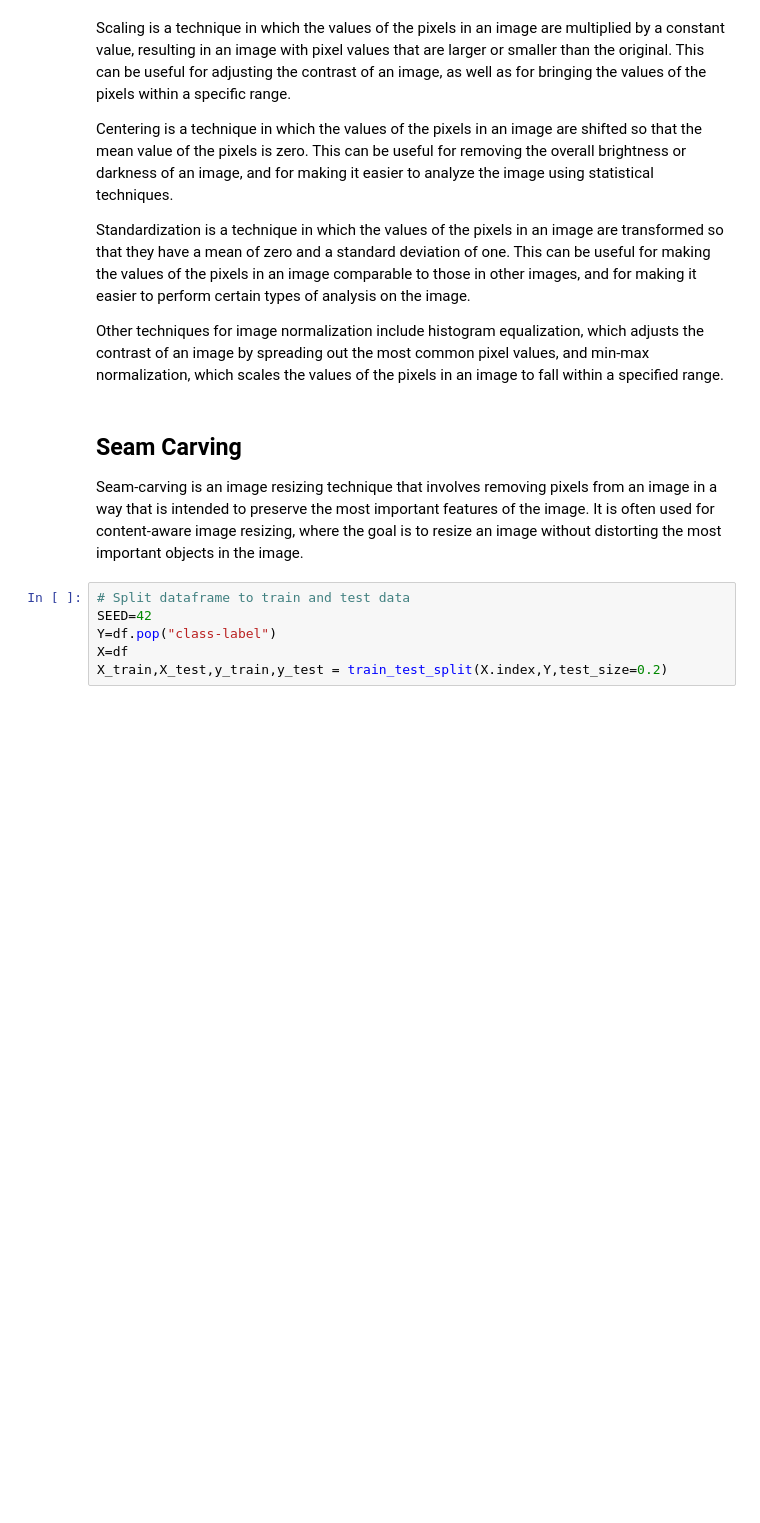
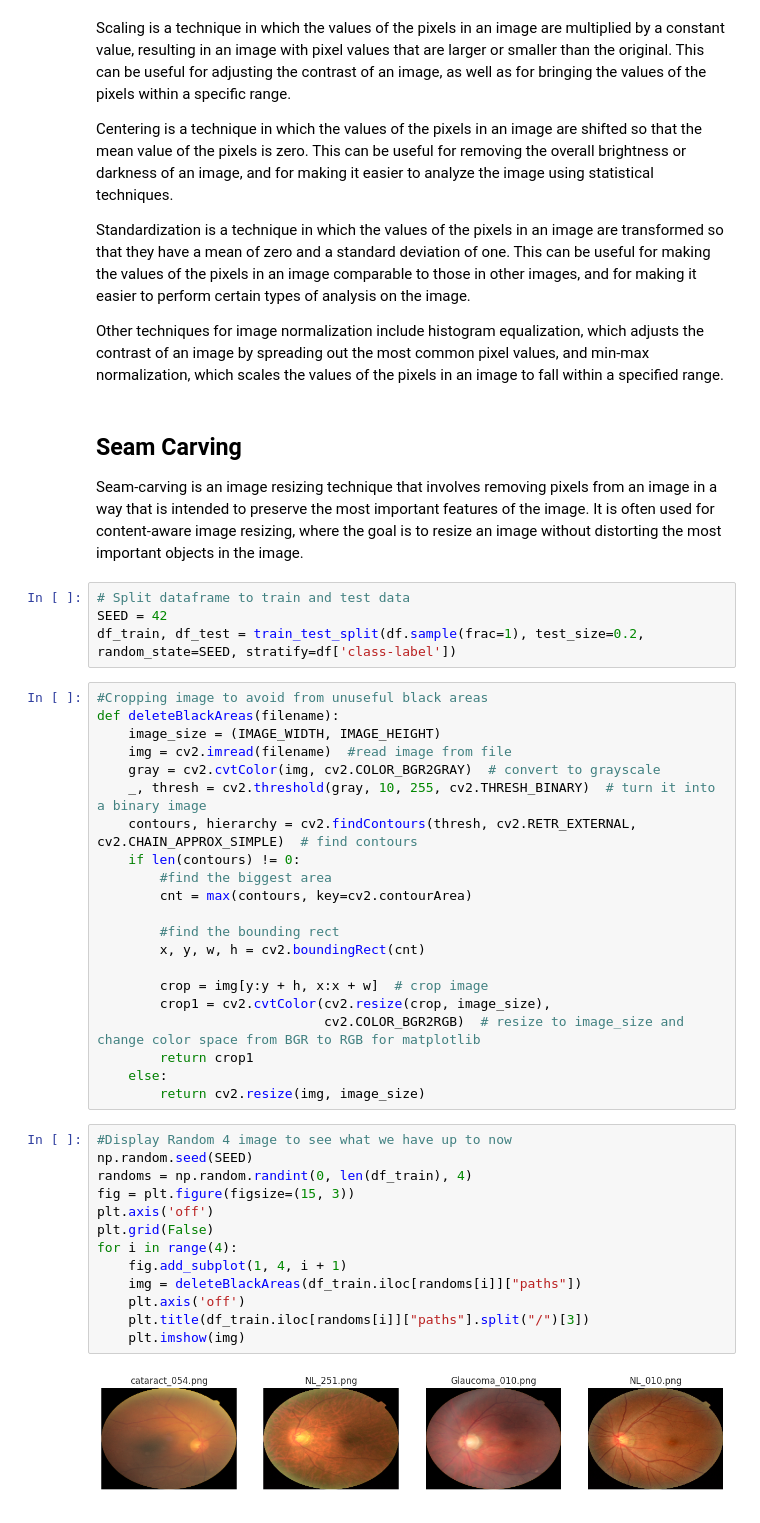
Before and after one commit to semooww/DSCP, a Jupyter notebook: dscp.ipynb, the cells around one changed output. Drawn from its saved outputs; the diff is of its cells as text; blank space fills up the shorter version.

Commit message:
-Split function is repaired -Cropping function is added -Display 4 examples randomly

```diff
--- a/dscp.ipynb
+++ b/dscp.ipynb
@@ -80,7 +81,41 @@ Other techniques for image normalization include histogram equalization, which a
 Seam-carving is an image resizing technique that involves removing pixels from an image in a way that is intended to preserve the most important features of the image. It is often used for content-aware image resizing, where the goal is to resize an image without distorting the most important objects in the image.
 # %%
 # Split dataframe to train and test data
-SEED=42
-Y=df.pop("class-label")
-X=df
-X_train,X_test,y_train,y_test = train_test_split(X.index,Y,test_size=0.2)
+SEED = 42
+df_train, df_test = train_test_split(df.sample(frac=1), test_size=0.2, random_state=SEED, stratify=df['class-label'])
+# %%
+#Cropping image to avoid from unuseful black areas
+def deleteBlackAreas(filename):
+    image_size = (IMAGE_WIDTH, IMAGE_HEIGHT)
+    img = cv2.imread(filename)  #read image from file
+    gray = cv2.cvtColor(img, cv2.COLOR_BGR2GRAY)  # convert to grayscale
+    _, thresh = cv2.threshold(gray, 10, 255, cv2.THRESH_BINARY)  # turn it into a binary image
+    contours, hierarchy = cv2.findContours(thresh, cv2.RETR_EXTERNAL, cv2.CHAIN_APPROX_SIMPLE)  # find contours
+    if len(contours) != 0:
+        #find the biggest area
+        cnt = max(contours, key=cv2.contourArea)
+
+        #find the bounding rect
+        x, y, w, h = cv2.boundingRect(cnt)
+
+        crop = img[y:y + h, x:x + w]  # crop image
+        crop1 = cv2.cvtColor(cv2.resize(crop, image_size),
+                             cv2.COLOR_BGR2RGB)  # resize to image_size and change color space from BGR to RGB for matplotlib
+        return crop1
+    else:
+        return cv2.resize(img, image_size)
+# %%
+#Display Random 4 image to see what we have up to now
+np.random.seed(SEED)
+randoms = np.random.randint(0, len(df_train), 4)
+fig = plt.figure(figsize=(15, 3))
+plt.axis('off')
+plt.grid(False)
+for i in range(4):
+    fig.add_subplot(1, 4, i + 1)
+    img = deleteBlackAreas(df_train.iloc[randoms[i]]["paths"])
+    plt.axis('off')
+    plt.title(df_train.iloc[randoms[i]]["paths"].split("/")[3])
+    plt.imshow(img)
+# %% [output]
+[figure, added]
```
Also changed, not shown: parts of 4 cells of this notebook.
